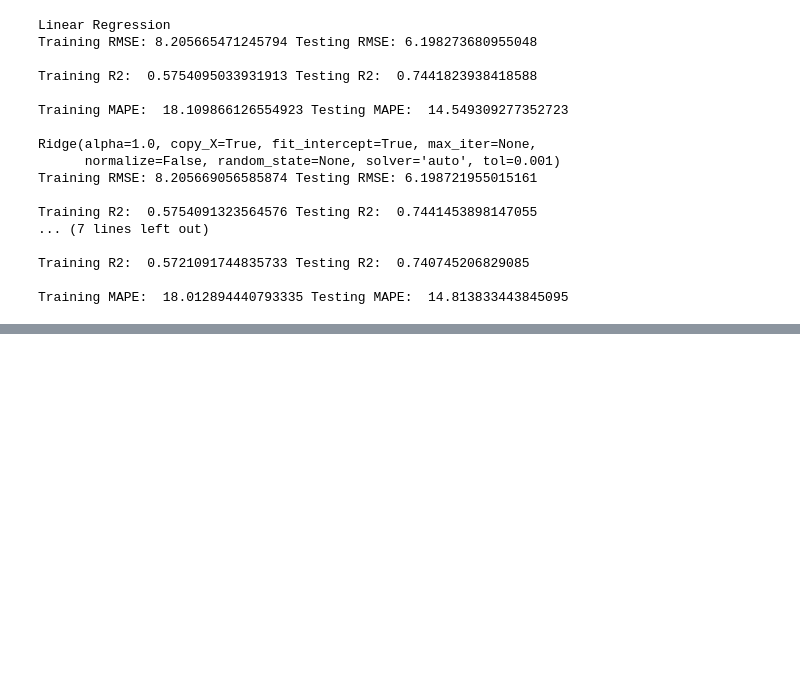
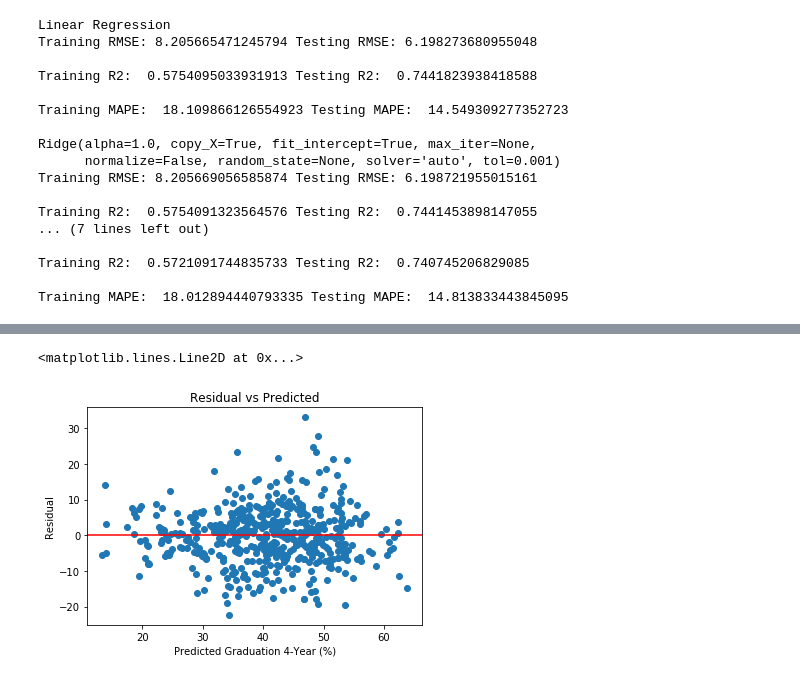
Before and after one commit to RachidRezzik/Texas_GradPercent_Predictor, a Jupyter notebook: Machine_Learning.ipynb, the cells around one changed output, grey strips where cells are left out. Drawn from its saved outputs; the diff is of its cells as text; code cells hidden in the pictures; blank space fills up the shorter version.

```diff
--- a/Machine_Learning.ipynb
+++ b/Machine_Learning.ipynb
@@ -246 +265,12 @@ Training MAPE:  18.012894440793335 Testing MAPE:  14.813833443845095
+# %%
+### Predicted vs Residuals Scatterplot ###
+residuals = actual - predicted
+plt.scatter(predicted, residuals)
+plt.xlabel('Predicted Graduation 4-Year (%)')
+plt.ylabel('Residual')
+plt.title('Residual vs Predicted')
+plt.axhline(y=0, color='r', linestyle='-')
+# %% [output]
+<matplotlib.lines.Line2D at 0x...>
+[figure, added]
 # %% [markdown]
```
Also changed, not shown: parts of 13 cells of this notebook.
